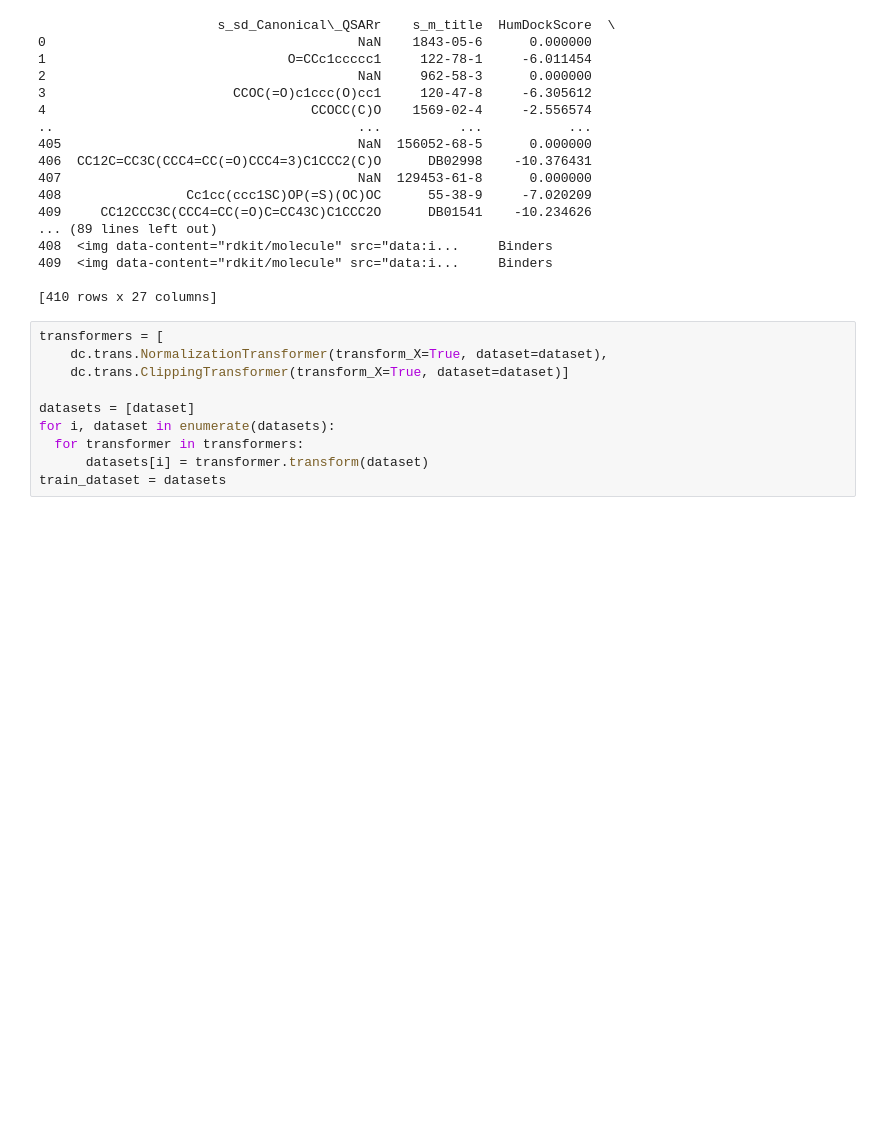
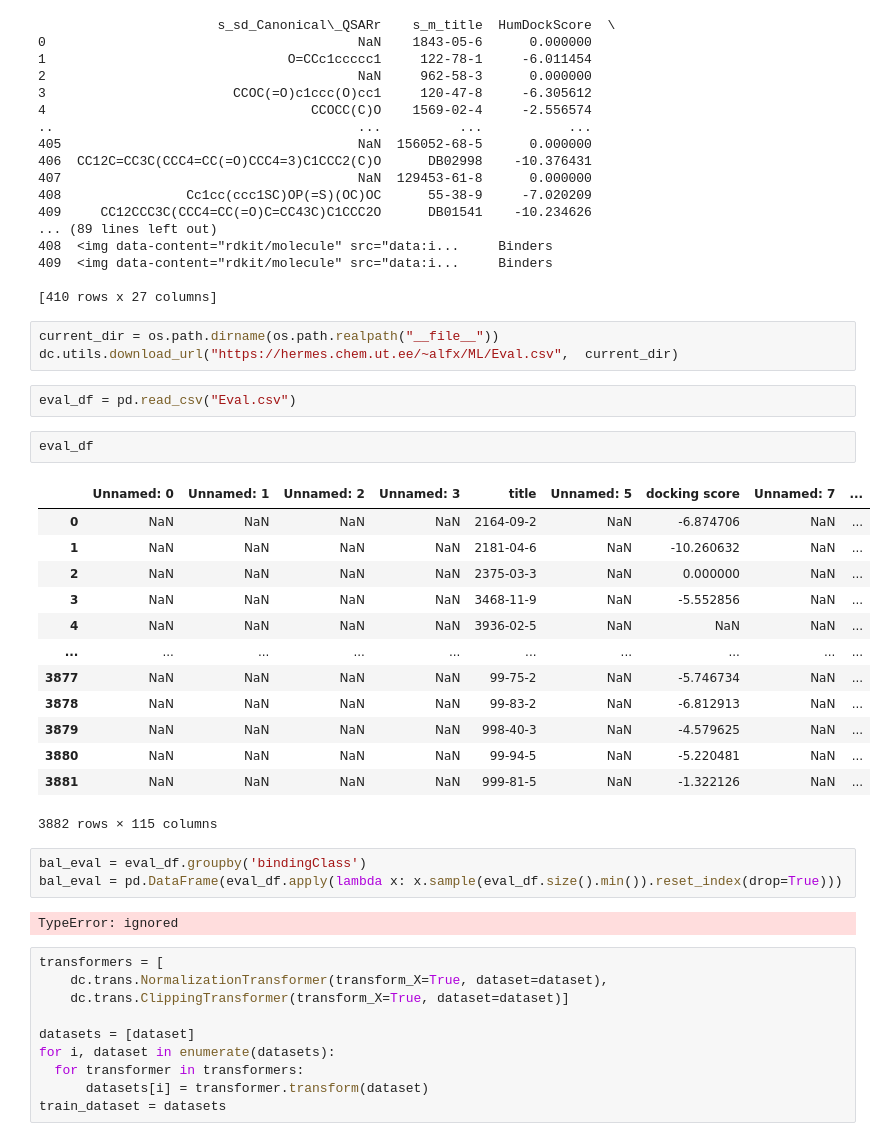
Before and after one commit to AlfonsoTGarcia-Sosa/hello-world, a Jupyter notebook: balanced_myfeats.ipynb, the cells around one changed output. Saved outputs shown, nothing was run; the diff lists cells and outputs as text; blank space fills up the shorter version.

```diff
--- a/balanced_myfeats.ipynb
+++ b/balanced_myfeats.ipynb
@@ -365,6 +365,32 @@ f
 409  <img data-content="rdkit/molecule" src="data:i...     Binders
 
 [410 rows x 27 columns]
+# %%
+current_dir = os.path.dirname(os.path.realpath("__file__"))
+dc.utils.download_url("https://hermes.chem.ut.ee/~alfx/ML/Eval.csv",  current_dir)
+# %%
+eval_df = pd.read_csv("Eval.csv")
+# %%
+eval_df
+# %% [output]
+|  | Unnamed: 0 | Unnamed: 1 | Unnamed: 2 | Unnamed: 3 | title | Unnamed: 5 | docking score | Unnamed: 7 | ... |
+| 0 | NaN | NaN | NaN | NaN | 2164-09-2 | NaN | -6.874706 | NaN | ... |
+| 1 | NaN | NaN | NaN | NaN | 2181-04-6 | NaN | -10.260632 | NaN | ... |
+| 2 | NaN | NaN | NaN | NaN | 2375-03-3 | NaN | 0.000000 | NaN | ... |
+| 3 | NaN | NaN | NaN | NaN | 3468-11-9 | NaN | -5.552856 | NaN | ... |
+| 4 | NaN | NaN | NaN | NaN | 3936-02-5 | NaN | NaN | NaN | ... |
+| ... | ... | ... | ... | ... | ... | ... | ... | ... | ... |
+| 3877 | NaN | NaN | NaN | NaN | 99-75-2 | NaN | -5.746734 | NaN | ... |
+| 3878 | NaN | NaN | NaN | NaN | 99-83-2 | NaN | -6.812913 | NaN | ... |
+| 3879 | NaN | NaN | NaN | NaN | 998-40-3 | NaN | -4.579625 | NaN | ... |
+| 3880 | NaN | NaN | NaN | NaN | 99-94-5 | NaN | -5.220481 | NaN | ... |
+| 3881 | NaN | NaN | NaN | NaN | 999-81-5 | NaN | -1.322126 | NaN | ... |
+3882 rows × 115 columns
+# %%
+bal_eval = eval_df.groupby('bindingClass')
+bal_eval = pd.DataFrame(eval_df.apply(lambda x: x.sample(eval_df.size().min()).reset_index(drop=True)))
+# %% [output]
+TypeError: ignored
 # %%
 transformers = [
     dc.trans.NormalizationTransformer(transform_X=True, dataset=dataset),
```
